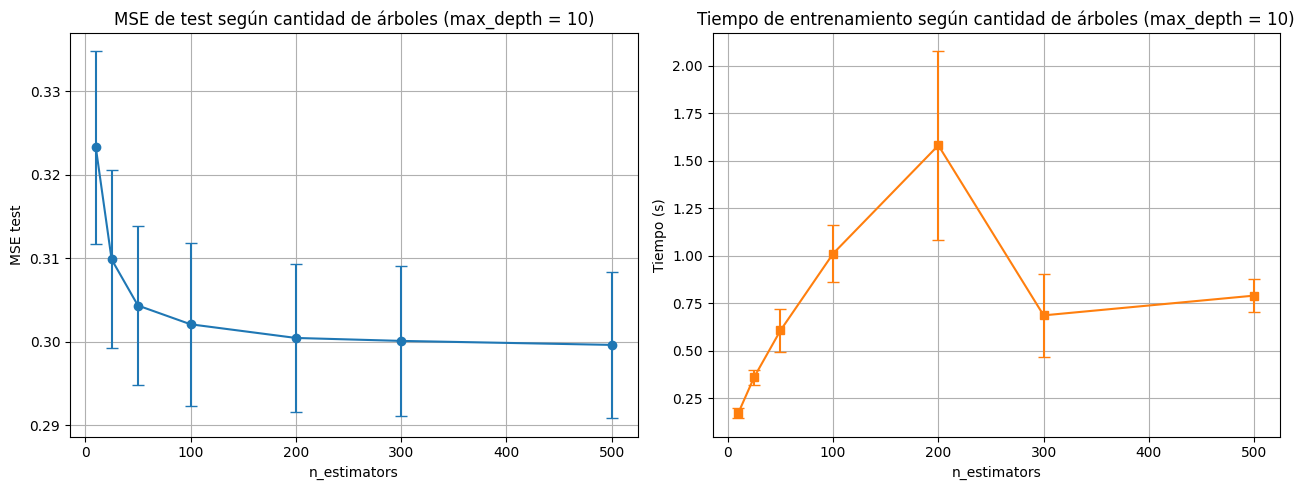
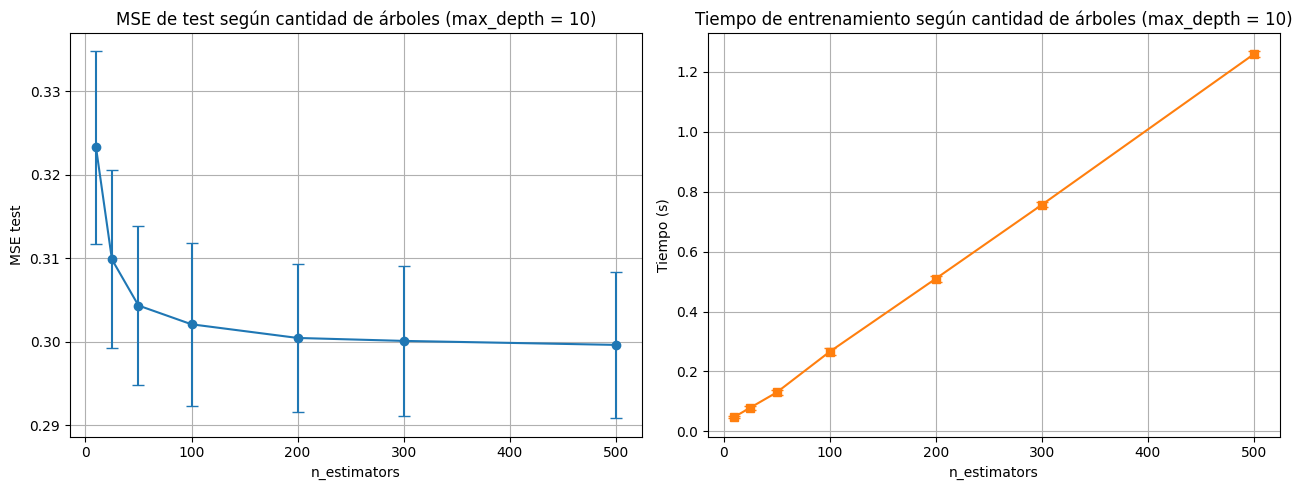
The change to this notebook cell's code, shown as a diff; its figure went from the first image to the second:
--- before
+++ after
@@ -13,4 +13,3 @@
 
 plt.tight_layout()
-plt.savefig("outputs/figures/g2_mse_tiempo_vs_estimators.png", dpi=120)
 plt.show()

Commit: Correccion de graficos